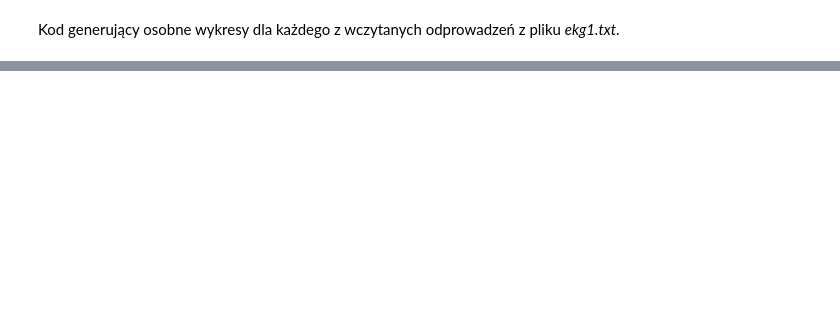
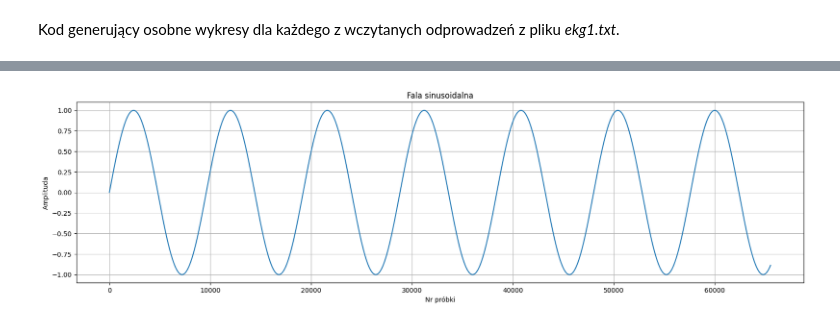
Before and after one commit to jf3112/CPSiO, a Jupyter notebook: cpsio_lab1.ipynb, the cells around one changed output, grey strips where cells are left out. Drawn from its saved outputs; the diff is of its cells as text; code cells hidden in the pictures; blank space fills up the shorter version.

```diff
--- a/cpsio_lab1.ipynb
+++ b/cpsio_lab1.ipynb
@@ -69,0 +73,15 @@ for i in range(1, 13):
+# %%
+length = 65536
+f = 50
+fs = 480000
+x = np.arange(length)
+y = np.sin(2 * np.pi * x * f / fs)
+plot.figure(figsize=(20,5))
+plot.plot(x, y)
+plot.xlabel('Nr próbki')
+plot.ylabel('Amplituda')
+plot.title('Fala sinusoidalna')
+plot.grid(True, which='both')
+x = plot.show()
+# %% [output]
+[figure, added]
```
Also changed, not shown: parts of 4 cells of this notebook.
